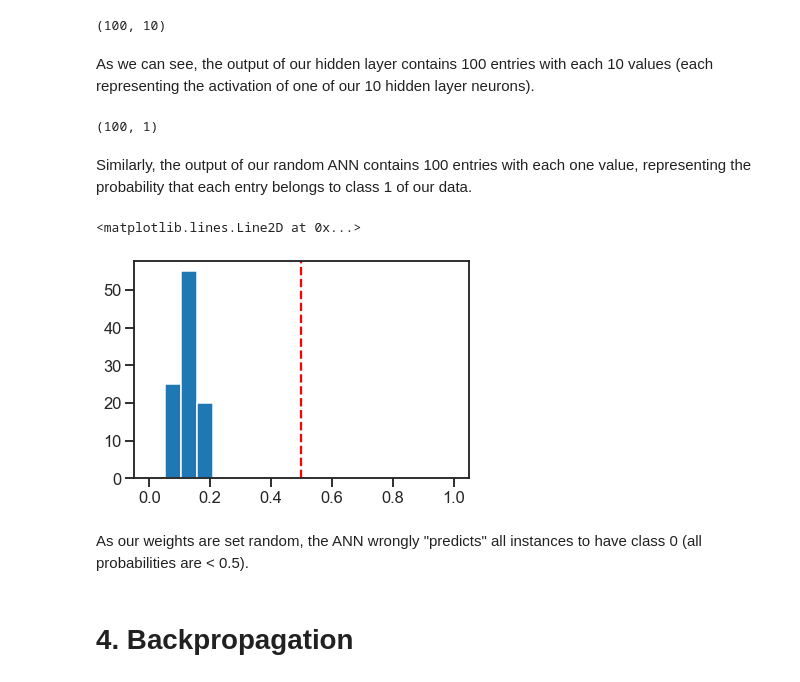
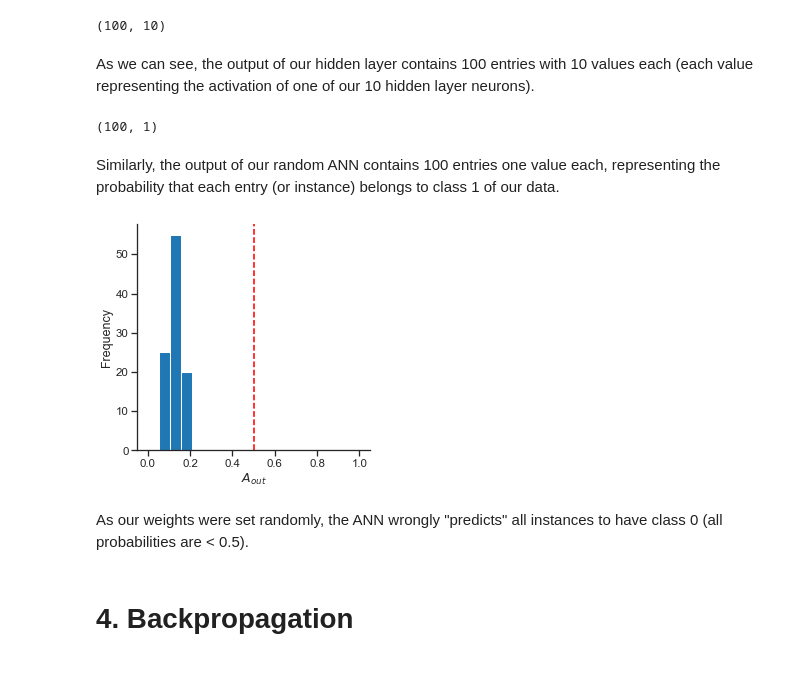
Before and after one commit to athms/deep-learning-basics, a Jupyter notebook: 1-Neural-Networks-Backpropagation.ipynb, the cells around one changed output. Cells and saved outputs as stored; diff of their text form; code cells hidden in the pictures.

```diff
--- a/1-Neural-Networks-Backpropagation.ipynb
+++ b/1-Neural-Networks-Backpropagation.ipynb
@@ -147,15 +150,19 @@ class cross_entropy_loss:
 class Perceptron:
 
     def __init__(self, n_in, activation=sigmoid, loss=cross_entropy_loss, b=None):
-        """A simple perceptron implementation.
+        """A simple Perceptron implementation.
 
         Args:
             n_in (int): number of input features for each instance
-            activation (function): activation function of the perceptron
-            loss (function): loss function that we use;
-                this should be cross_entropy for sigmoid activations
+            activation (function): activation function of the perceptron;
+                takes individual values or array as input
+            loss (class): loss function to use;
+                class is expected to include two functions:
+                loss, derivative_loss (indicating the derivative
+                of the loss w.r.t. to the output activation)
+                see cross_entropy class above as an example
             b (float): bias term; if a value is specified, the
-                bias term is set to this value. if not,
+                bias term is fixed to this value. if not,
                 the bias will be estimated during training.
         """
         self.n_in = n_in
@@ -172,7 +179,7 @@ class Perceptron:
 
     def predict(self, x):
         """Predict probability that each
-        instance of x (n_instances x n_features)
+        instance of x (with smape n_instances x n_features)
         belongs to class 1
 
         Args:
@@ -182,7 +189,7 @@ class Perceptron:
         self.A = self.activation(self.Z)
         return self.A
 
-    def update_weights(self, x, y, learning_rate):
+    def gradient_descent_step(self, x, y, learning_rate):
         """A single gradient descent step.
 
         Args:
@@ -200,11 +207,11 @@ class Perceptron:
             self.b -= learning_rate * (1.0/x.shape[0] * np.sum(dZ))
 
     def train(self, x, y, batch_size=8, learning_rate=1, n_steps=100):
-        """Iteratively train the perceptron.
+        """Iteratively train the Perceptron.
         At each iteration, the algorithm will draw
-        a random sample from x and perform a weight
-        updated for the derivatives resulting from
-        this sample.
+        a random sample from x (with batch_size samples)
+        and use this sample to perform a gradient
+        descent step.
 
         Args:
             x (ndarray): input data (n_instances x n_features)
@@ -224,8 +231,8 @@ class Perceptron:
             # store current weights
             self.training_w[s,:self.n_in] = self.w
             self.training_w[s,-1] = self.b
-            # update weights
-            self.update_weights(X[batch_idx], y[batch_idx], learning_rate)
+            # perform gradient descent step
+            self.gradient_descent_step(X[batch_idx], y[batch_idx], learning_rate)
 # %% [markdown]
 Let's train the first perceptron to distinguish the red point cloud in the lower left from all other (so $y=1$, if $x_1 < 0$ and $x_2 < 0$):
 # %%
@@ -245,11 +258,18 @@ Ok, that worked!
 
 Now let's do the same for the second perceptron, which is supposed to distinguish the red point cloud in the top right from all others (so $y=1$, if $x_1 > 0$ and $x_2 > 0$):
 # %%
+# create new labels
+idx2 = np.logical_and(X[:,0]>0, X[:,1]>0)
 y2 = idx2.astype(np.int)
 
+# initialize instance of Perceptron
 np.random.seed(4543)
 p2 = Perceptron(n_in=2)
+
+# train
 p2.train(X, y2)
+
+# predict
 p2_pred = p2.predict(X)
 acc_p2 = np.mean((p2_pred>0.5) == y2)
 print('Prediction accuracy: {}%'.format(acc_p2*100))
@@ -408,7 +434,7 @@ A_hidden.shape
 # %% [output]
 (100, 10)
 # %% [markdown]
-As we can see, the output of our hidden layer contains 100 entries with each 10 values (each representing the activation of one of our 10 hidden layer neurons).
+As we can see, the output of our hidden layer contains 100 entries with 10 values each (each value representing the activation of one of our 10 hidden layer neurons).
 # %%
 Z_output = A_hidden.dot(W_output) + b_output
 A_output = sigmoid(Z_output)
@@ -416,15 +442,18 @@ A_output.shape
 # %% [output]
 (100, 1)
 # %% [markdown]
-Similarly, the output of our random ANN contains 100 entries with each one value, representing the probability that each entry belongs to class 1 of our data.
+Similarly, the output of our random ANN contains 100 entries one value each, representing the probability that each entry (or instance) belongs to class 1 of our data.
 # %%
-_ = plt.hist(A_output, np.linspace(0,1,20))
-plt.axvline(0.5, color='r', ls='--')
+fig, ax = plt.subplots(1,1,figsize=(6,6), dpi=50)
+ax.hist(A_output, np.linspace(0,1,20))
+ax.set_xlabel(r'$A_{out}$')
+ax.set_ylabel('Frequency')
+plt.axvline(0.5, color='r', ls='--') # draw classification threshold
+despine(ax=ax)
 # %% [output]
-<matplotlib.lines.Line2D at 0x...>
-[figure, old version]
+[figure, new version]
 # %% [markdown]
-As our weights are set random, the ANN wrongly "predicts" all instances to have class 0 (all probabilities are < 0.5).
+As our weights were set randomly, the ANN wrongly "predicts" all instances to have class 0 (all probabilities are < 0.5).
 # %% [markdown]
 # 4. Backpropagation
 # %% [markdown]
```
Also changed, not shown: parts of 35 cells of this notebook.
